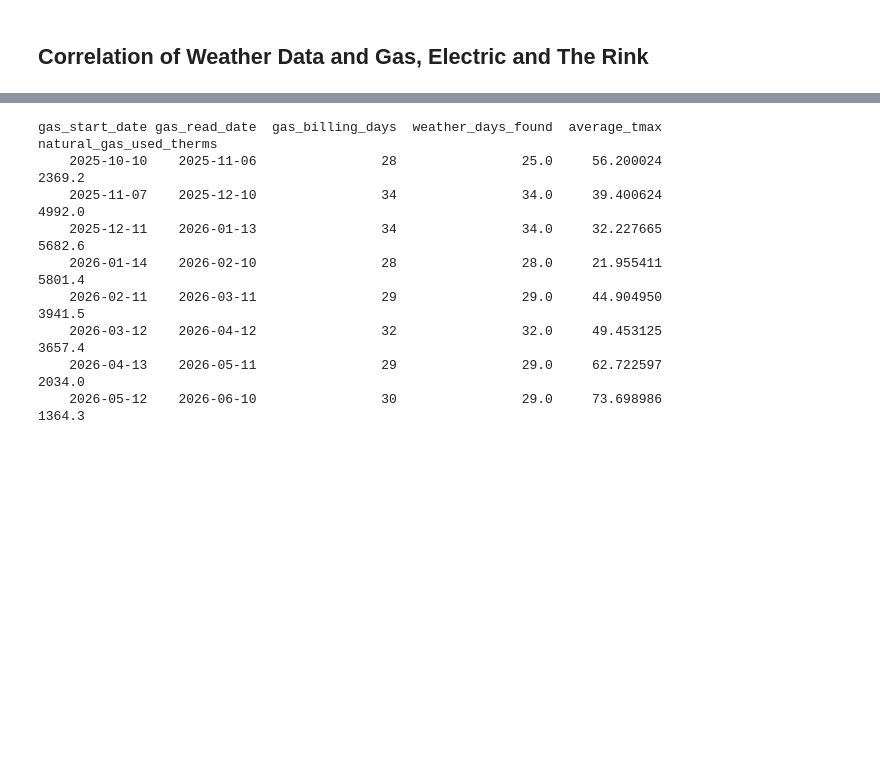
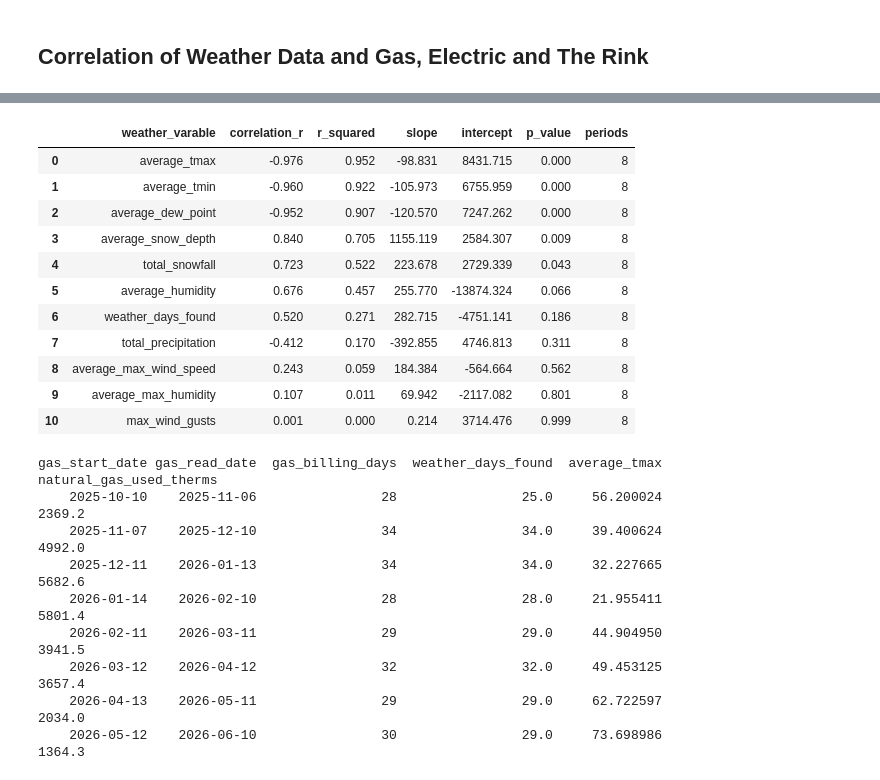
Before and after one commit to brocjac/The-Windigo-Data-Team-Summer-2026, a Jupyter notebook: Ice Depth Project/electricity_gas_weather/weather/Correlation_for_weather.ipynb, the cells around one changed output, grey strips where cells are left out. Drawn from its saved outputs; the diff is of its cells as text; code cells hidden in the pictures; blank space fills up the shorter version.

```diff
--- a/Ice Depth Project/electricity_gas_weather/weather/Correlation_for_weather.ipynb
+++ b/Ice Depth Project/electricity_gas_weather/weather/Correlation_for_weather.ipynb
@@ -331,3 +314,98 @@ electric_df
+# %%
+from scipy.stats import linregress
+
+
+def create_regression_table(dataframe, target_column):
+
+    weather_columns = [
+        "average_tmax",
+        "average_tmin",
+        "average_humidity",
+        "average_max_humidity",
+        "average_dew_point",
+        "average_max_wind_speed",
+        "max_wind_gusts",
+        "total_precipitation",
+        "average_snow_depth",
+        "total_snowfall",
+        "weather_days_found"
+    ]
+
+    result_list = []
+
+    for column in weather_columns:
+        regression_data = dataframe[
+            [column, target_column]
+        ].copy()
+
+        regression_data[column] = pd.to_numeric(
+            regression_data[column],
+            errors="coerce"
+        )
+
+        regression_data[target_column] = pd.to_numeric(
+            regression_data[target_column],
+            errors="coerce"
+        )
+
+        regression_data = regression_data.dropna()
+
+        if (
+            len(regression_data) < 2
+            or regression_data[column].nunique() < 2
+        ):
+            continue
+
+        result = linregress(
+            regression_data[column],
+            regression_data[target_column]
+        )
+
+        result_list.append({
+            "weather_varable": column,
+            "correlation_r": result.rvalue,
+            "r_squared": result.rvalue ** 2,
+            "slope": result.slope,
+            "intercept": result.intercept,
+            "p_value": result.pvalue,
+            "periods": len(regression_data)
+        })
+
+    regression_table = pd.DataFrame(result_list)
+
+    if not regression_table.empty:
+        regression_table = (
+            regression_table
+            .sort_values("r_squared", ascending=False)
+            .reset_index(drop=True)
+        )
+
+        regression_table = regression_table.round({
+            "correlation_r": 3,
+            "r_squared": 3,
+            "slope": 3,
+            "intercept": 3,
+            "p_value": 3,
+        })
+
+        return regression_table
+
+regression_table = create_regression_table(dataframe=gas_df, target_column="natural_gas_used_therms")
+
+regression_table
+# %% [output]
+|  | weather_varable | correlation_r | r_squared | slope | intercept | p_value | periods |
+| 0 | average_tmax | -0.976 | 0.952 | -98.831 | 8431.715 | 0.000 | 8 |
+| 1 | average_tmin | -0.960 | 0.922 | -105.973 | 6755.959 | 0.000 | 8 |
+| 2 | average_dew_point | -0.952 | 0.907 | -120.570 | 7247.262 | 0.000 | 8 |
+| 3 | average_snow_depth | 0.840 | 0.705 | 1155.119 | 2584.307 | 0.009 | 8 |
+| 4 | total_snowfall | 0.723 | 0.522 | 223.678 | 2729.339 | 0.043 | 8 |
+| 5 | average_humidity | 0.676 | 0.457 | 255.770 | -13874.324 | 0.066 | 8 |
+| 6 | weather_days_found | 0.520 | 0.271 | 282.715 | -4751.141 | 0.186 | 8 |
+| 7 | total_precipitation | -0.412 | 0.170 | -392.855 | 4746.813 | 0.311 | 8 |
+| 8 | average_max_wind_speed | 0.243 | 0.059 | 184.384 | -564.664 | 0.562 | 8 |
+| 9 | average_max_humidity | 0.107 | 0.011 | 69.942 | -2117.082 | 0.801 | 8 |
+| 10 | max_wind_gusts | 0.001 | 0.000 | 0.214 | 3714.476 | 0.999 | 8 |
 # %%
 validation_columns = [
     "gas_start_date",
```
Also changed, not shown: parts of 5 cells of this notebook, 5 other files.
